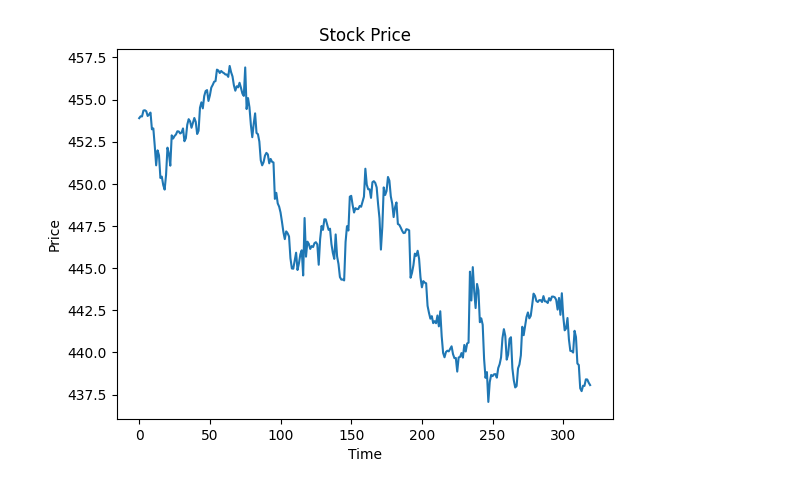
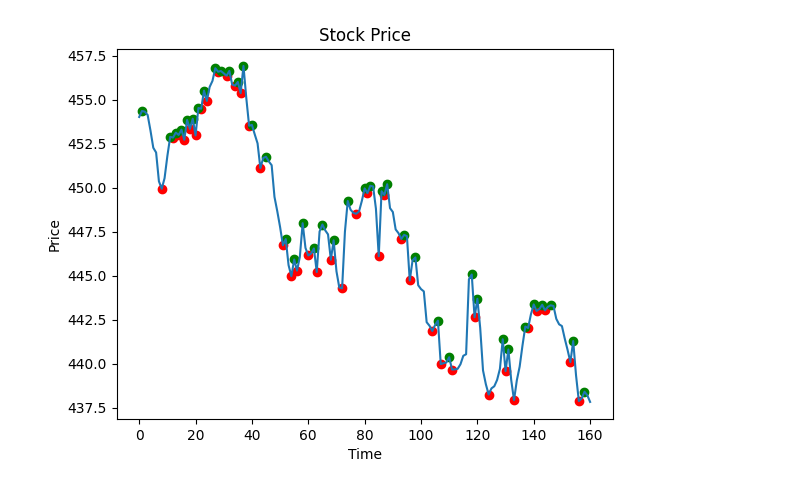
Before and after one commit to summerfang/study, a Jupyter notebook: ml/spy/second_low_point.ipynb, the cells around one changed output. Saved outputs shown, nothing was run; the diff lists cells and outputs as text; code cells hidden in the pictures.

```diff
--- a/ml/spy/second_low_point.ipynb
+++ b/ml/spy/second_low_point.ipynb
@@ -1,48 +6,59 @@
 # %%
-import matplotlib.pyplot as plt
-
 # Read the stock price data from the file
 data = []
-with open('SPY_30min_sample.txt', 'r') as file:
+# with open('SPY_30min_sample.txt', 'r') as file:
+with open('SPY_1hour_sample.txt', 'r') as file:
     for line in file:
         timestamp, a, b, c, price, d = line.strip().split(',')
         data.append((timestamp, float(price)))
 
 # Extract the prices from the data
 prices = [price for _, price in data]
 
 # Find the secondary high points
 secondary_high_points = []
-secondary_high_start = prices[0]
+past_secondary_high = prices[0]
 
 secondary_low_points = []
-secondary_low_start = prices[0]
+past_secondary_low = prices[0]
 
 past_high = prices[0]
 past_low = prices[0]
 
 is_increasing = (prices[1] > prices[0])
 
-for i in range(1, len(prices) - 1):
-    if prices[i] > past_high:
-        past_high = prices[i]
-        if prices[i] > prices[i-1] and prices[i] < past_high:
-            secondary_high_start = prices[i]
-            secondary_high_points.append((i, secondary_high_start))
-            is_increasing = False
+turning_up_point = []
+turning_down_point = []
 
-    secondary_high_points.append(0)
-# Plot the price chart
-plt.plot(prices)
+# turning_point.append((0, prices[0]))
+
+for i in range(2, len(prices) - 1):
+    if prices[i] < prices[i - 1] and prices[i - 1] > prices[i - 2]:
+        turning_down_point.append((i - 1, prices[i - 1]))
+        pass # from up to down, but trend still need check
+    elif prices[i] > prices[i - 1] and prices[i - 1] < prices[i - 2]:
+        turning_up_point.append((i - 1, prices[i - 1]))
+        pass # from down to up, but trend still need check
+
+# Mark all turning points
+for i, p in turning_up_point:
+    plt.scatter(i, p, color='red')
+
+for i, p in turning_down_point:
+    plt.scatter(i, p, color='green')
 
 # Mark the secondary high points as red dots
-for i in secondary_high_points:
-    plt.scatter(i, prices[i], color='red')
+# for i, p in secondary_high_points:
+#     plt.scatter(i, p, color='red')
+
+# for i, p in secondary_low_points:
+#     plt.scatter(i, p, color='green')
 
 # Show the plot
+plt.plot(prices)
 plt.xlabel('Time')
 plt.ylabel('Price')
 plt.title('Stock Price')
 plt.show()
 # %% [output]
-[figure, old version]
+[figure, new version]
```
Also changed, not shown: parts of 1 cell of this notebook, 7 other files.
